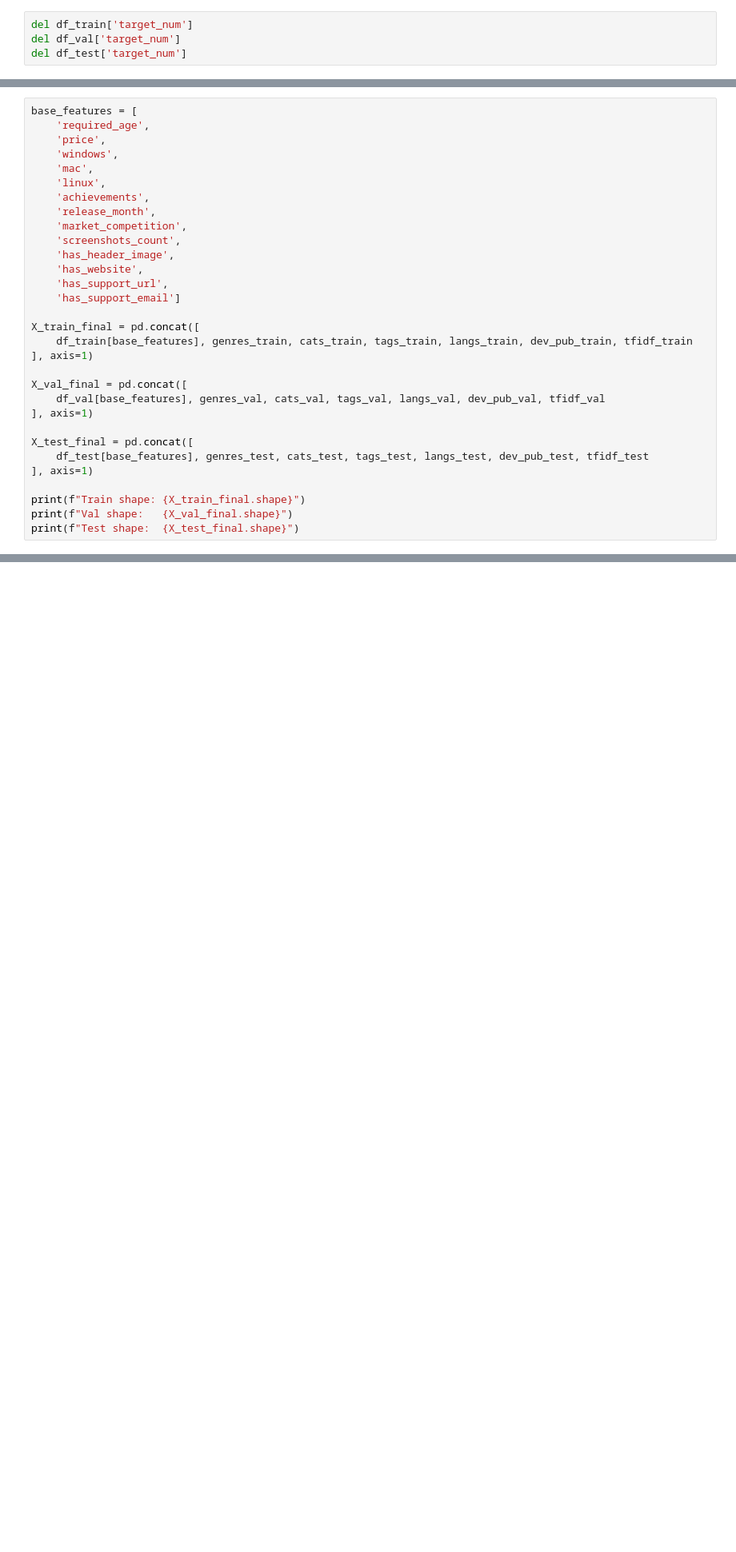
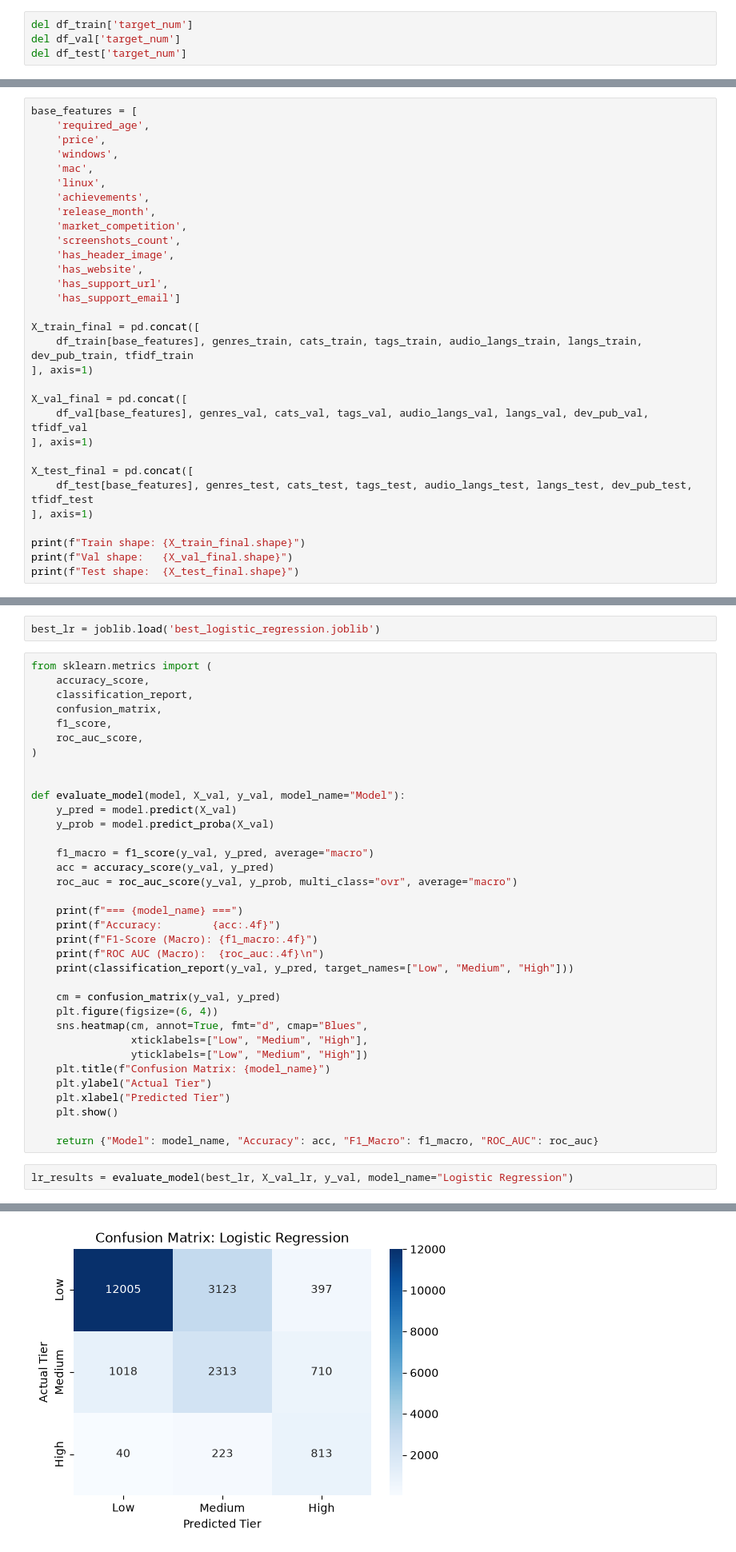
Before and after one commit to StepanNazarkin/Steam-Success-Predictor, a Jupyter notebook: notebooks/train.ipynb, the cells around one changed output, grey strips where cells are left out. Shown at 80% size. Cells and saved outputs as stored; diff of their text form; blank space fills up the shorter version.

Commit message:
feat: complete model training, hyperparameter tuning, and evaluation notebook

```diff
--- a/notebooks/train.ipynb
+++ b/notebooks/train.ipynb
@@ -160,15 +175,15 @@ base_features = [
     'has_support_email']
 
 X_train_final = pd.concat([
-    df_train[base_features], genres_train, cats_train, tags_train, langs_train, dev_pub_train, tfidf_train
+    df_train[base_features], genres_train, cats_train, tags_train, audio_langs_train, langs_train, dev_pub_train, tfidf_train
 ], axis=1)
 
 X_val_final = pd.concat([
-    df_val[base_features], genres_val, cats_val, tags_val, langs_val, dev_pub_val, tfidf_val
+    df_val[base_features], genres_val, cats_val, tags_val, audio_langs_val, langs_val, dev_pub_val, tfidf_val
 ], axis=1)
 
 X_test_final = pd.concat([
-    df_test[base_features], genres_test, cats_test, tags_test, langs_test, dev_pub_test, tfidf_test
+    df_test[base_features], genres_test, cats_test, tags_test, audio_langs_test, langs_test, dev_pub_test, tfidf_test
 ], axis=1)
 
 print(f"Train shape: {X_train_final.shape}")
@@ -180,0 +263,40 @@ Test shape:  (20642, 969)
+# %%
+best_lr = joblib.load('best_logistic_regression.joblib')
+# %%
+from sklearn.metrics import (
+    accuracy_score,
+    classification_report,
+    confusion_matrix,
+    f1_score,
+    roc_auc_score,
+)
+
+
+def evaluate_model(model, X_val, y_val, model_name="Model"):
+    y_pred = model.predict(X_val)
+    y_prob = model.predict_proba(X_val)
+
+    f1_macro = f1_score(y_val, y_pred, average="macro")
+    acc = accuracy_score(y_val, y_pred)
+    roc_auc = roc_auc_score(y_val, y_prob, multi_class="ovr", average="macro")
+
+    print(f"=== {model_name} ===")
+    print(f"Accuracy:        {acc:.4f}")
+    print(f"F1-Score (Macro): {f1_macro:.4f}")
+    print(f"ROC AUC (Macro):  {roc_auc:.4f}\n")
+    print(classification_report(y_val, y_pred, target_names=["Low", "Medium", "High"]))
+
+    cm = confusion_matrix(y_val, y_pred)
+    plt.figure(figsize=(6, 4))
+    sns.heatmap(cm, annot=True, fmt="d", cmap="Blues",
+                xticklabels=["Low", "Medium", "High"],
+                yticklabels=["Low", "Medium", "High"])
+    plt.title(f"Confusion Matrix: {model_name}")
+    plt.ylabel("Actual Tier")
+    plt.xlabel("Predicted Tier")
+    plt.show()
+
+    return {"Model": model_name, "Accuracy": acc, "F1_Macro": f1_macro, "ROC_AUC": roc_auc}
+# %%
+lr_results = evaluate_model(best_lr, X_val_lr, y_val, model_name="Logistic Regression")
+# %% [output]
@@ -180,0 +317 @@ Test shape:  (20642, 969)
+[figure, added]
```
Also changed, not shown: parts of 46 cells of this notebook, 7 other files.
